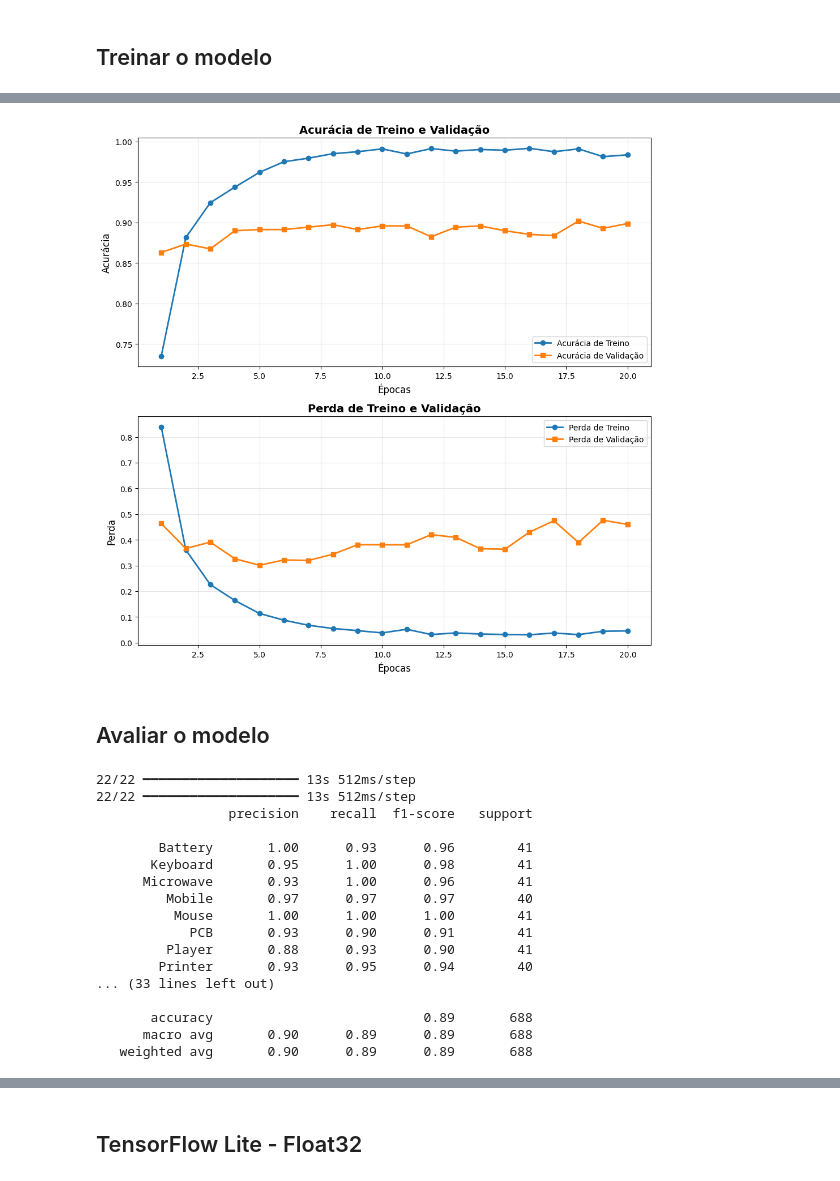
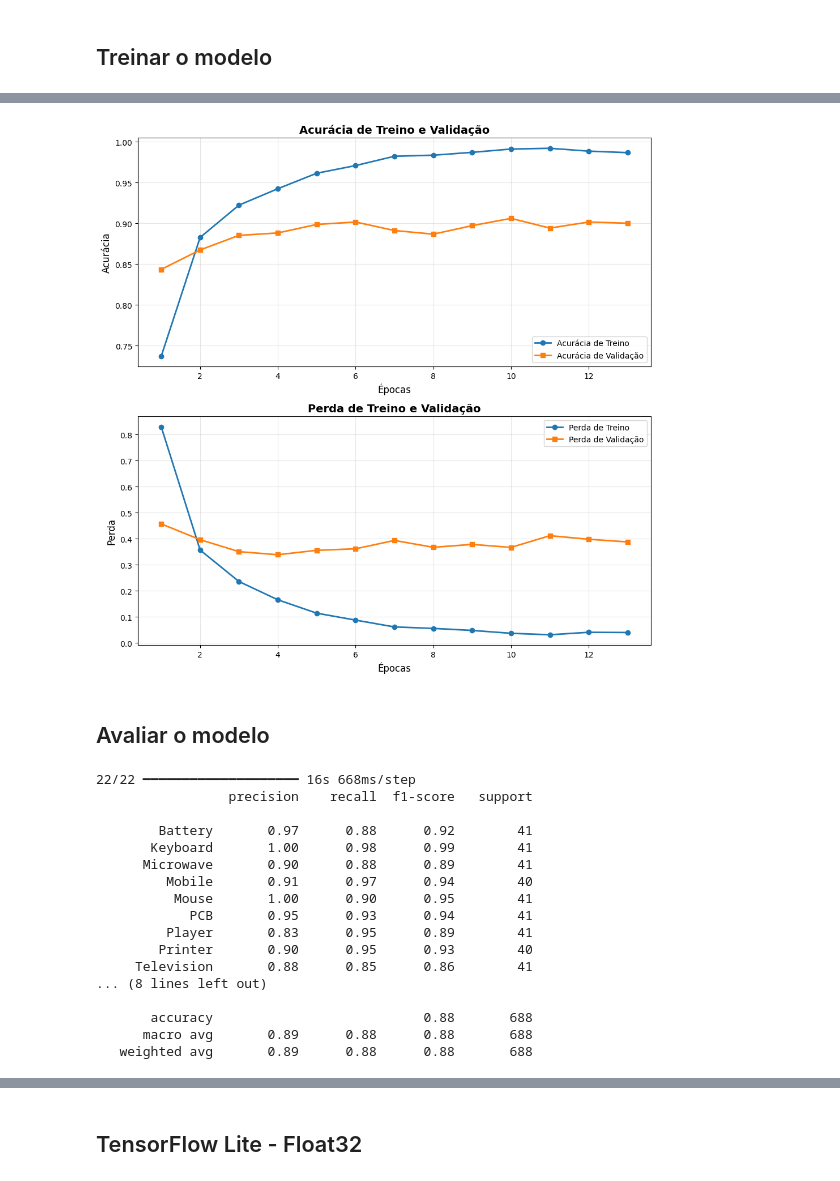
Before and after one commit to matheusssilva991/tarefa24_ia_embarcatech, a Jupyter notebook: src/main.ipynb, the cells around one changed output, grey strips where cells are left out. Drawn from its saved outputs; the diff is of its cells as text; code cells hidden in the pictures.

```diff
--- a/src/main.ipynb
+++ b/src/main.ipynb
@@ -26,8 +26,8 @@ Versão do Tensorflow:
 # %% [markdown]
 ## Carregar dados
 # %%
-"""
-# Dividir os dados em treino, validação e teste
+
+""" # Dividir os dados em treino, validação e teste
 splitfolders.ratio(
     input='../data/balanced_waste_images',
     output='../data/split_data',
@@ -35,13 +35,13 @@ splitfolders.ratio(
     ratio=(.8, .1, .1),
     group_prefix=None,
     move=False
-)"""
+) """
 
 # Configurações
 IMG_SHAPE = (224, 224, 3)
 BATCH_SIZE = 32
 SEED = 42
-EPOCHS = 20
+EPOCHS = 13
 IMAGE_BASE_PATH = "../data/split_data"
 
 # Data generators with preprocessing
@@ -124,13 +122,25 @@ Model: "functional"
 # %% [markdown]
 ## Treinar o modelo
 # %%
+import pickle
+
 WEIGHTS_PATH = '../models/mobilenet_weights.weights.h5'
+HISTORY_PATH = '../models/training_history.pkl'
 
 # Verificar se os pesos existem
 if os.path.exists(WEIGHTS_PATH):
     print("Carregando pesos existentes...")
     model.load_weights(WEIGHTS_PATH)
     print("Pesos carregados com sucesso!")
+
+    # Carregar histórico se existir
+    if os.path.exists(HISTORY_PATH):
+        with open(HISTORY_PATH, 'rb') as f:
+            history = pickle.load(f)
+        print("Histórico de treinamento carregado!")
+    else:
+        print("Histórico de treinamento não encontrado.")
+        history = None
 else:
     print("Treinando novo modelo...")
     history = model.fit(
@@ -144,6 +154,11 @@ else:
     model.save_weights(WEIGHTS_PATH)
     print(f"Pesos salvos em: {WEIGHTS_PATH}")
 
+    # Salvar o histórico de treinamento
+    with open(HISTORY_PATH, 'wb') as f:
+        pickle.dump(history.history, f)
+    print(f"Histórico salvo em: {HISTORY_PATH}")
+
     # Salvar o modelo completo
     MODEL_PATH = '../models/mobilenet_model.keras'
     model.save(MODEL_PATH)
@@ -173,7 +184,8 @@ Modelo completo salvo em: ../models/mobilenet_model.h5
 # %%
-plot_training_history(history)
+if history is not None:
+    plot_training_history(history)
 # %% [output]
-[figure, old version]
+[figure, new version]
 # %% [markdown]
 ## Avaliar o modelo
 # %%
@@ -184,23 +196,23 @@ y_true = test_generator.classes
 
 print(classification_report(y_true, y_pred_classes, target_names=class_names))
 # %% [output]
-22/22 ━━━━━━━━━━━━━━━━━━━━ 13s 512ms/step
-22/22 ━━━━━━━━━━━━━━━━━━━━ 13s 512ms/step
+22/22 ━━━━━━━━━━━━━━━━━━━━ 16s 668ms/step
                  precision    recall  f1-score   support
 
-        Battery       1.00      0.93      0.96        41
-       Keyboard       0.95      1.00      0.98        41
-      Microwave       0.93      1.00      0.96        41
-         Mobile       0.97      0.97      0.97        40
-          Mouse       1.00      1.00      1.00        41
-            PCB       0.93      0.90      0.91        41
-         Player       0.88      0.93      0.90        41
-        Printer       0.93      0.95      0.94        40
-... (33 lines left out)
+        Battery       0.97      0.88      0.92        41
+       Keyboard       1.00      0.98      0.99        41
+      Microwave       0.90      0.88      0.89        41
+         Mobile       0.91      0.97      0.94        40
+          Mouse       1.00      0.90      0.95        41
+            PCB       0.95      0.93      0.94        41
+         Player       0.83      0.95      0.89        41
+        Printer       0.90      0.95      0.93        40
+     Television       0.88      0.85      0.86        41
+... (8 lines left out)
 
-       accuracy                           0.89       688
-      macro avg       0.90      0.89      0.89       688
-   weighted avg       0.90      0.89      0.89       688
+       accuracy                           0.88       688
+      macro avg       0.89      0.88      0.88       688
+   weighted avg       0.89      0.88      0.88       688
 # %%
 # Gerar matriz de confusão
 cm = confusion_matrix(y_true, y_pred_classes)
```
Also changed, not shown: parts of 9 cells of this notebook, 8 other files.
